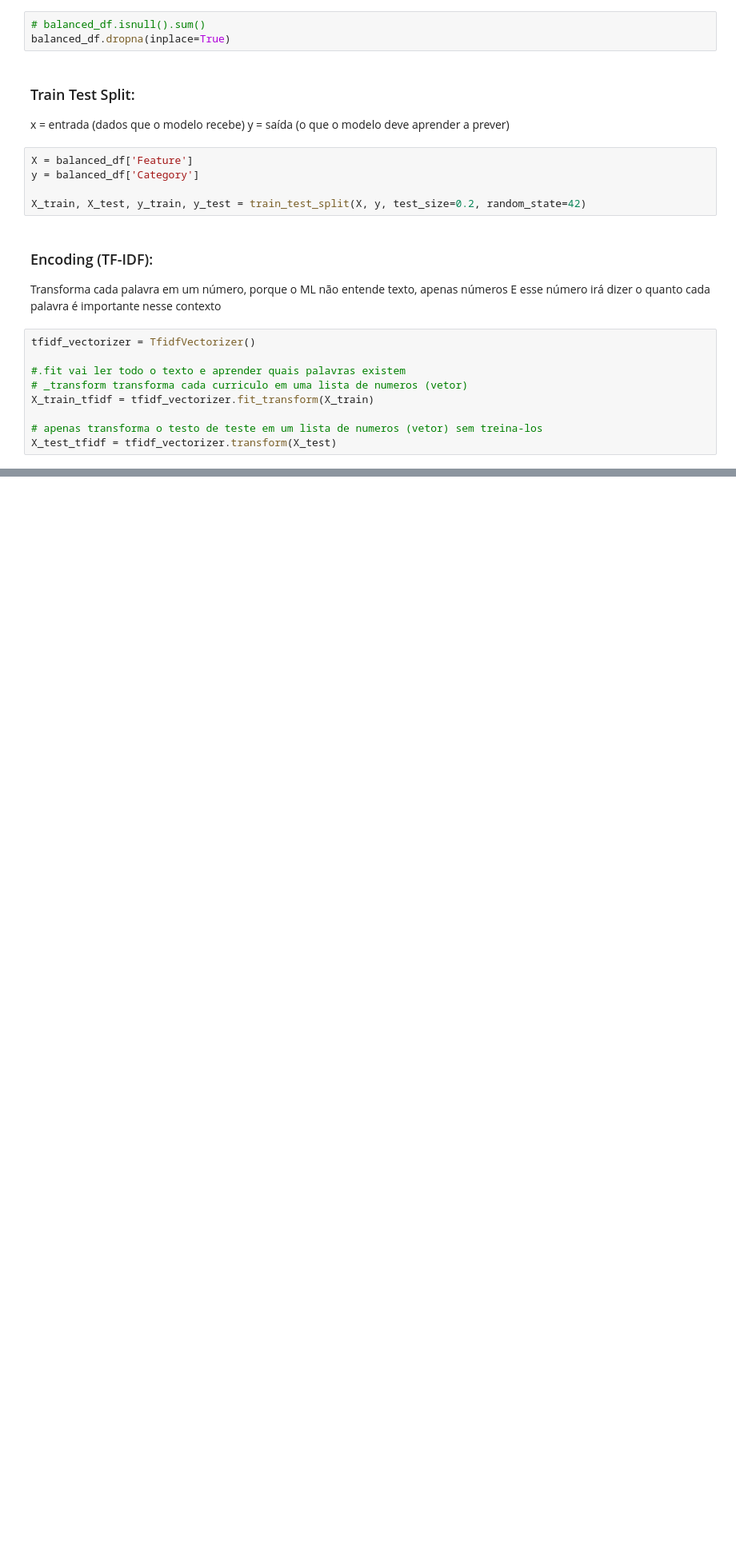
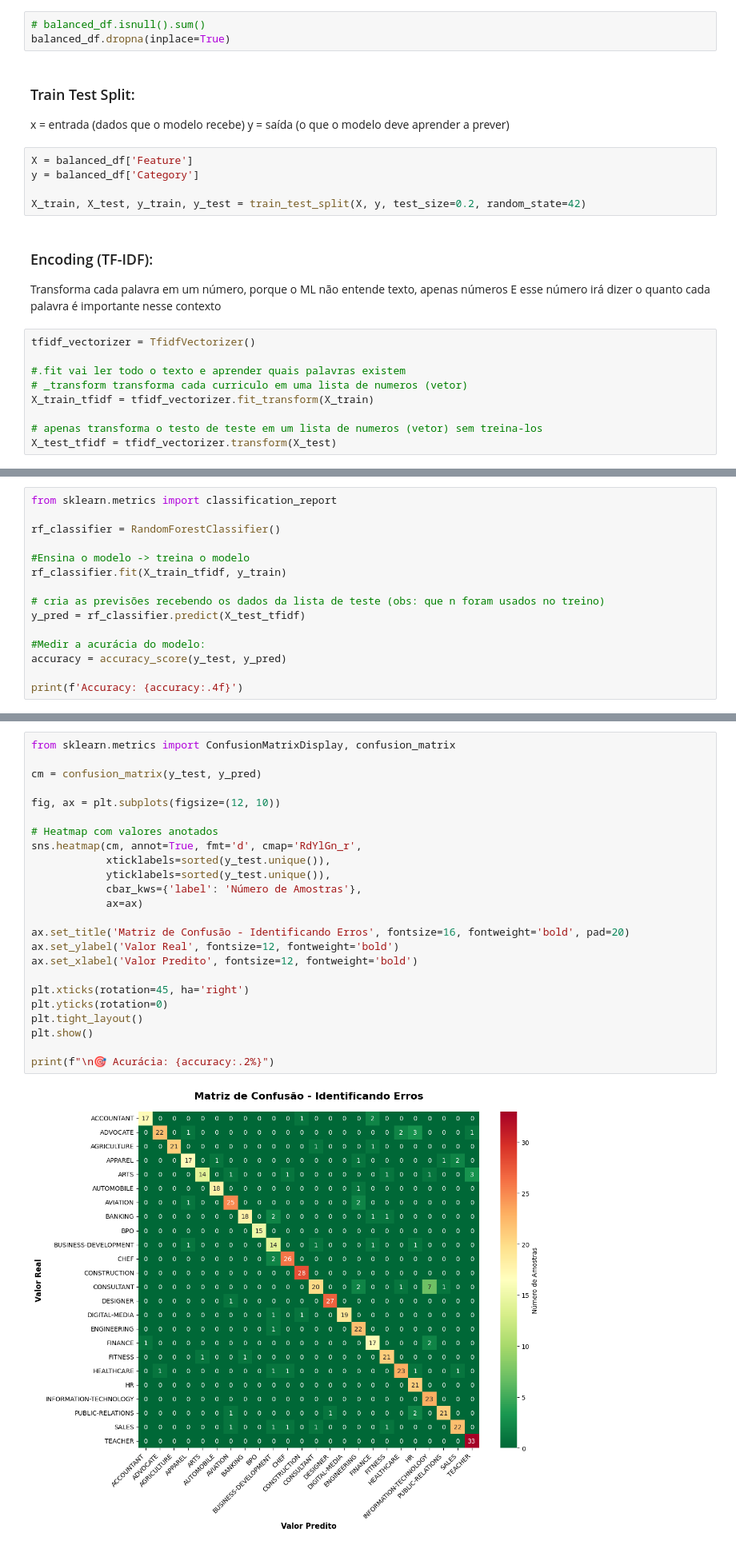
Before and after one commit to Barbaralampert97/smart-resume-analyzer, a Jupyter notebook: resume_classification_lab.ipynb, the cells around one changed output, grey strips where cells are left out. Shown at 80% size. Saved outputs shown, nothing was run; the diff lists cells and outputs as text; blank space fills up the shorter version.

Commit message:
Add confusion matrix visualization and performance metrics analysis

```diff
--- a/resume_classification_lab.ipynb
+++ b/resume_classification_lab.ipynb
@@ -105,0 +109,15 @@ X_test_tfidf = tfidf_vectorizer.transform(X_test)
+# %%
+from sklearn.metrics import classification_report
+
+rf_classifier = RandomForestClassifier()
+
+#Ensina o modelo -> treina o modelo
+rf_classifier.fit(X_train_tfidf, y_train)
+
+# cria as previsões recebendo os dados da lista de teste (obs: que n foram usados no treino)
+y_pred = rf_classifier.predict(X_test_tfidf)
+
+#Medir a acurácia do modelo:
+accuracy = accuracy_score(y_test, y_pred)
+
+print(f'Accuracy: {accuracy:.4f}')
@@ -105,0 +130,26 @@ X_test_tfidf = tfidf_vectorizer.transform(X_test)
+# %%
+from sklearn.metrics import ConfusionMatrixDisplay, confusion_matrix
+
+cm = confusion_matrix(y_test, y_pred)
+
+fig, ax = plt.subplots(figsize=(12, 10))
+
+# Heatmap com valores anotados
+sns.heatmap(cm, annot=True, fmt='d', cmap='RdYlGn_r',
+            xticklabels=sorted(y_test.unique()),
+            yticklabels=sorted(y_test.unique()),
+            cbar_kws={'label': 'Número de Amostras'},
+            ax=ax)
+
+ax.set_title('Matriz de Confusão - Identificando Erros', fontsize=16, fontweight='bold', pad=20)
+ax.set_ylabel('Valor Real', fontsize=12, fontweight='bold')
+ax.set_xlabel('Valor Predito', fontsize=12, fontweight='bold')
+
+plt.xticks(rotation=45, ha='right')
+plt.yticks(rotation=0)
+plt.tight_layout()
+plt.show()
+
+print(f"\n🎯 Acurácia: {accuracy:.2%}")
+# %% [output]
+[figure, added]
```
Also changed, not shown: parts of 8 cells of this notebook.
